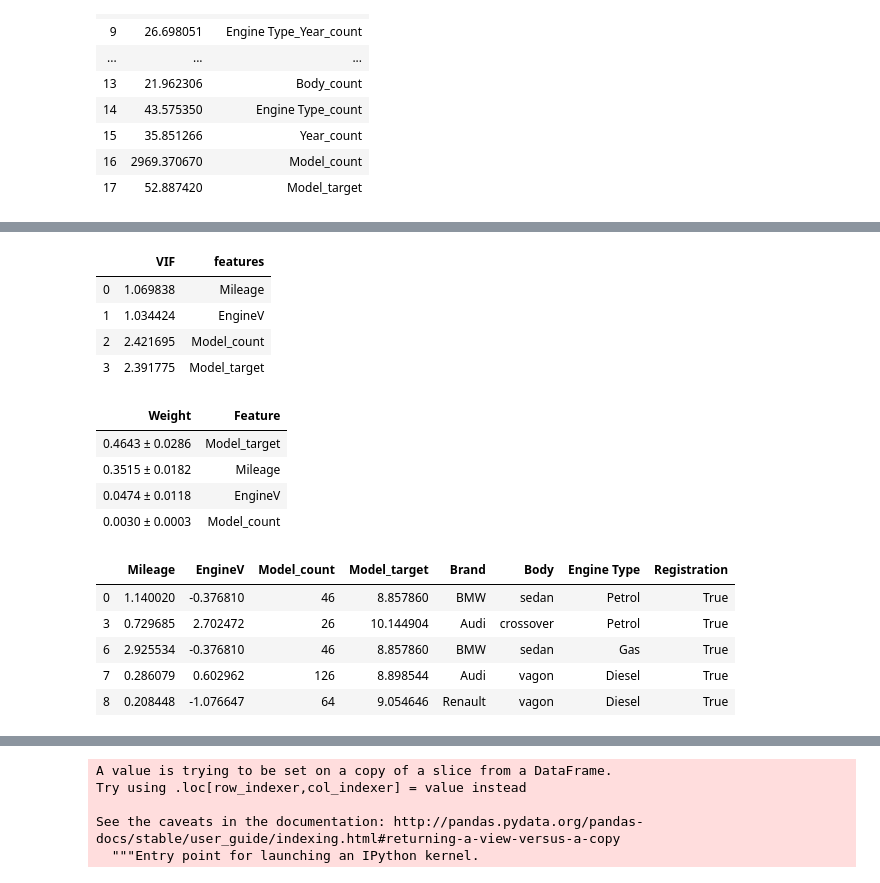
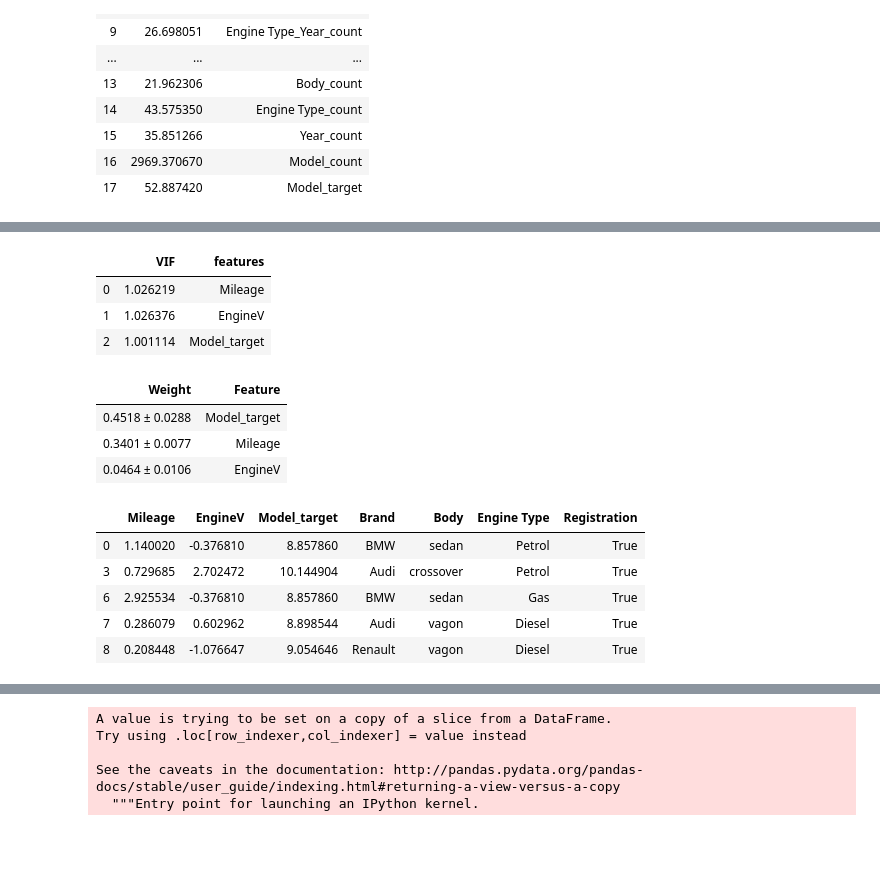
Before and after one commit to fivkat/Car_price_prediction, a Jupyter notebook: Car_price_prediction.ipynb, the cells around one changed output, grey strips where cells are left out. Saved outputs shown, nothing was run; the diff lists cells and outputs as text; code cells hidden in the pictures; blank space fills up the shorter version.

Commit message:
Remove CounterEncoder

```diff
--- a/Car_price_prediction.ipynb
+++ b/Car_price_prediction.ipynb
@@ -472,34 +474,32 @@ features_importance(X_train_final, y_train)
 | 0.0012 ± 0.0012 | Body_Model_count |
 | 0.0001 ± 0.0002 | Body_Engine Type_count |
 # %%
-X_train_final=X_train_transformed[columns_numerical(X_train)+['Model_count']+['Model_target']]
+X_train_final=X_train_transformed[columns_numerical(X_train)+['Model_target']]
 VIF_final=multicolinearity_check(X_train_final)
 VIF_final
 # %% [output]
 |  | VIF | features |
-| 0 | 1.069838 | Mileage |
-| 1 | 1.034424 | EngineV |
-| 2 | 2.421695 | Model_count |
-| 3 | 2.391775 | Model_target |
+| 0 | 1.026219 | Mileage |
+| 1 | 1.026376 | EngineV |
+| 2 | 1.001114 | Model_target |
 # %%
 features_importance(X_train_final, y_train)
 # %% [output]
 | Weight | Feature |
-| 0.4643 ± 0.0286 | Model_target |
-| 0.3515 ± 0.0182 | Mileage |
-| 0.0474 ± 0.0118 | EngineV |
-| 0.0030 ± 0.0003 | Model_count |
+| 0.4518 ± 0.0288 | Model_target |
+| 0.3401 ± 0.0077 | Mileage |
+| 0.0464 ± 0.0106 | EngineV |
 # %%
 X_train_final=X_train_final.join(X_train[columns_categorical])
 X_train_final=X_train_final.join(X_train['Registration'])
 X_train_final.head()
 # %% [output]
-|  | Mileage | EngineV | Model_count | Model_target | Brand | Body | Engine Type | Registration |
-| 0 | 1.140020 | -0.376810 | 46 | 8.857860 | BMW | sedan | Petrol | True |
-| 3 | 0.729685 | 2.702472 | 26 | 10.144904 | Audi | crossover | Petrol | True |
-| 6 | 2.925534 | -0.376810 | 46 | 8.857860 | BMW | sedan | Gas | True |
-| 7 | 0.286079 | 0.602962 | 126 | 8.898544 | Audi | vagon | Diesel | True |
-| 8 | 0.208448 | -1.076647 | 64 | 9.054646 | Renault | vagon | Diesel | True |
+|  | Mileage | EngineV | Model_target | Brand | Body | Engine Type | Registration |
+| 0 | 1.140020 | -0.376810 | 8.857860 | BMW | sedan | Petrol | True |
+| 3 | 0.729685 | 2.702472 | 10.144904 | Audi | crossover | Petrol | True |
+| 6 | 2.925534 | -0.376810 | 8.857860 | BMW | sedan | Gas | True |
+| 7 | 0.286079 | 0.602962 | 8.898544 | Audi | vagon | Diesel | True |
+| 8 | 0.208448 | -1.076647 | 9.054646 | Renault | vagon | Diesel | True |
 # %%
 X_train_final=X_train[X_train_final.columns]
 X_test_final=X_test[X_train_final.columns]
```
Also changed, not shown: parts of 10 cells of this notebook.
